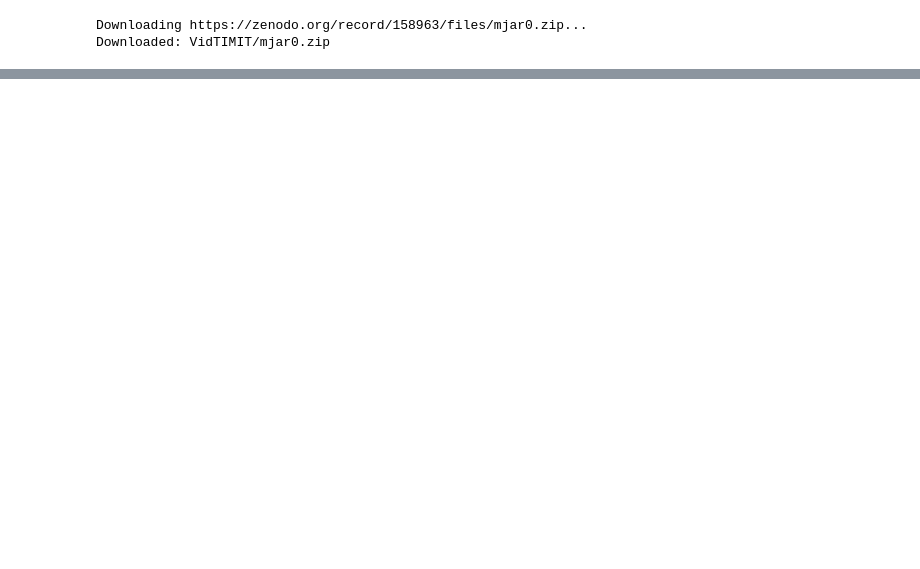
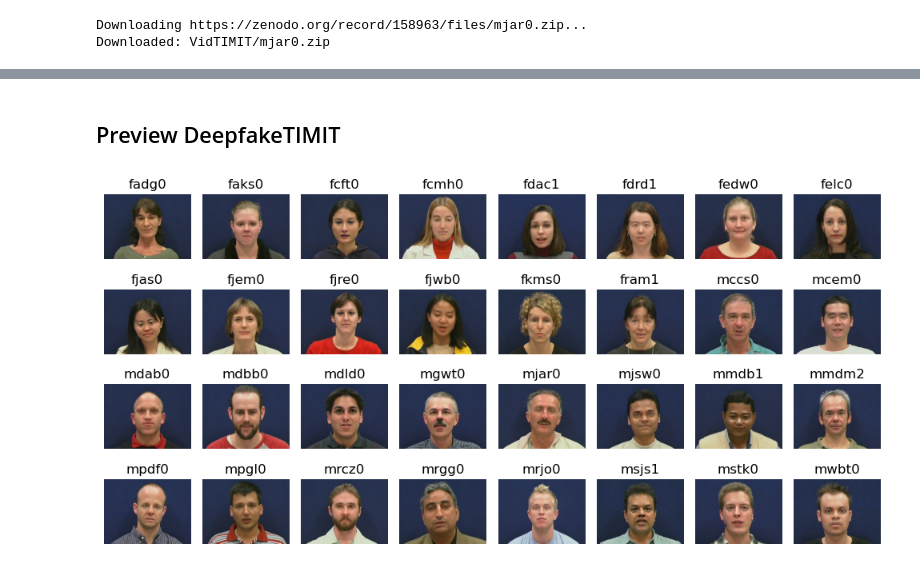
Before and after one commit to finos-labs/dtcch-2025-bbva, a Jupyter notebook: deepfake_detector.ipynb, the cells around one changed output, grey strips where cells are left out. Cells and saved outputs as stored; diff of their text form; code cells hidden in the pictures; blank space fills up the shorter version.

```diff
--- a/deepfake_detector.ipynb
+++ b/deepfake_detector.ipynb
@@ -268,0 +420,39 @@ torch.Size([2, 5, 2048])
+# %% [markdown]
+## Preview DeepfakeTIMIT
+# %%
+# List of file paths
+file_paths = ["DeepfakeTIMIT/higher_quality/" + x + "/" for x in file_names]
+
+# Function to load and display a matrix of images with file paths
+def display_image_matrix(file_paths, cols=8):
+    rows = (len(file_paths) + cols - 1) // cols  # Calculate rows based on number of paths
+    fig, axes = plt.subplots(rows, cols, figsize=(10, 5))
+
+    for i, path in enumerate(file_paths):
+        file_path = sorted([f for f in os.listdir(path)])[1]
+        cap = cv2.VideoCapture(path+file_path)
+        while cap.isOpened():
+            ret, frame = cap.read()
+            if not ret:
+                break
+
+            # Convert BGR to RGB for deep learning models
+            frame_rgb = cv2.cvtColor(frame, cv2.COLOR_BGR2RGB)
+            image = Image.fromarray(frame_rgb)  # Convert to PIL Image
+
+            # Now you can apply transformations for PyTorch models
+
+            cap.release()
+
+            ax = axes[i // cols, i % cols] if rows > 1 else axes[i % cols]
+            ax.imshow(image)
+            ax.set_title(os.path.basename(file_names[i]))
+            ax.axis("off")
+
+    plt.tight_layout()
+    plt.show()
+
+# Display the images in a matrix format
+display_image_matrix(file_paths)
+# %% [output]
+[figure, added]
```
Also changed, not shown: parts of 30 cells of this notebook.
